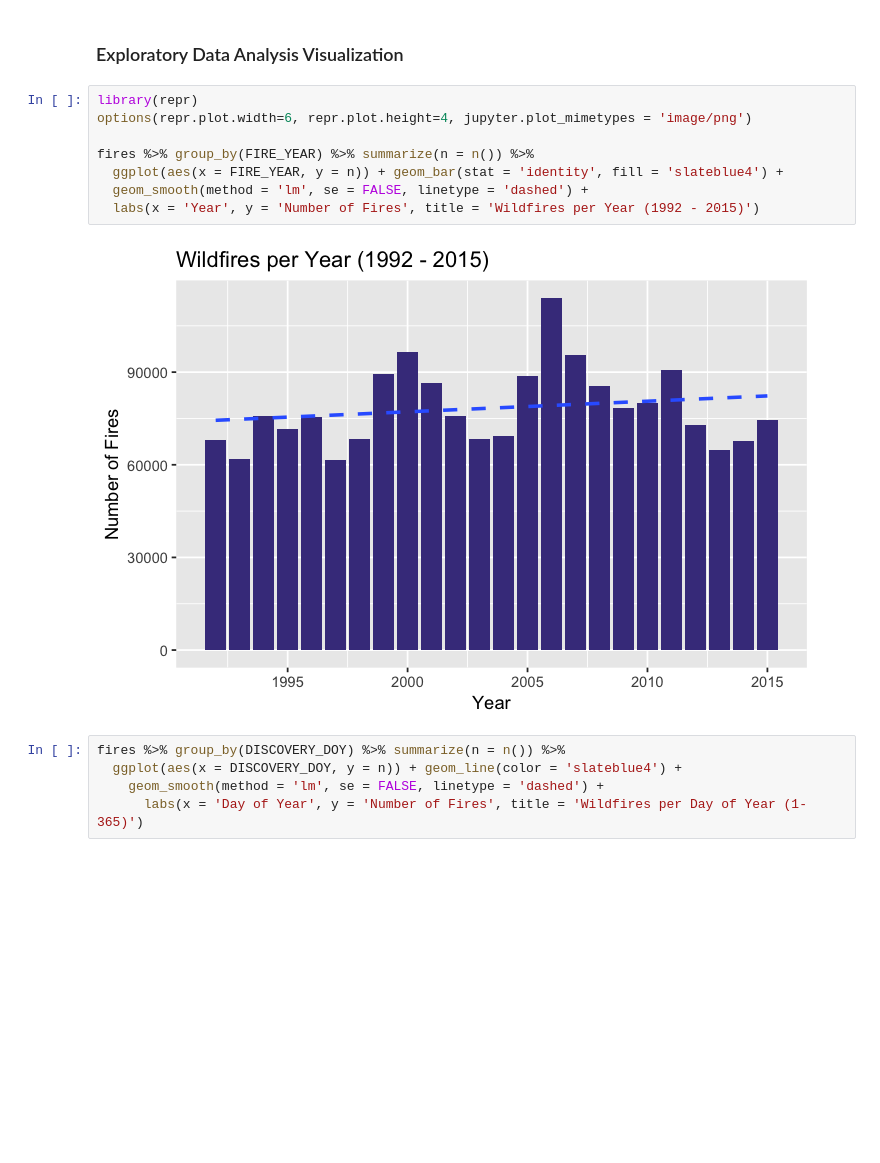
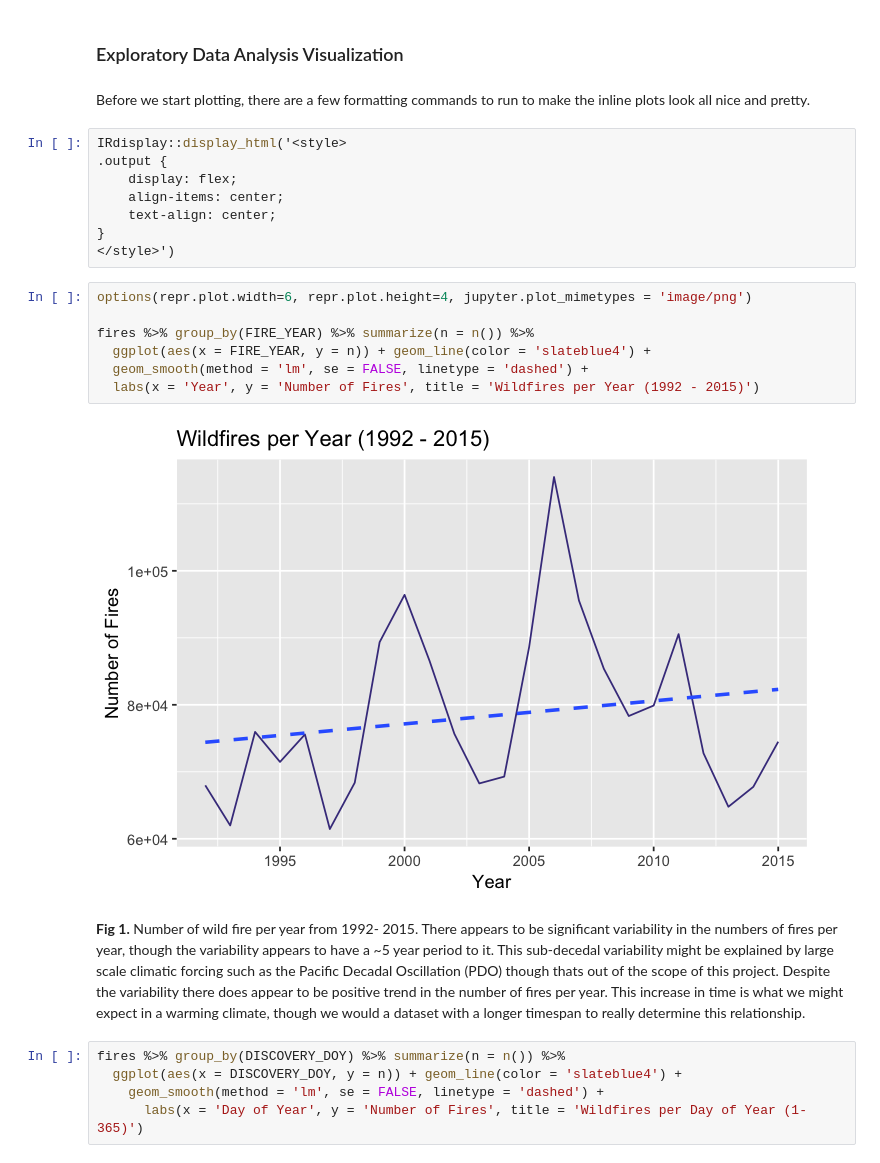
Before and after one commit to andrewdnolan/US_WildFires, a Jupyter notebook: FIRES_REPORT.ipynb, the cells around one changed output. Cells and saved outputs as stored; diff of their text form; blank space fills up the shorter version.

```diff
--- a/FIRES_REPORT.ipynb
+++ b/FIRES_REPORT.ipynb
@@ -51,16 +52,27 @@ We are given infromation about the date the fire was identified (`DISCOVERY_DATE
 fires <- fires %>% mutate(BURN_TIME = CONT_DATE - DISCOVERY_DATE)
 # %% [markdown]
 ###   Exploratory Data Analysis Visualization <a class="anchor" id="visualization"></a>
+# %% [markdown]
+Before we start plotting, there are a few formatting commands to run to make the inline plots look all nice and pretty.
+# %%
+IRdisplay::display_html('<style>
+.output {
+    display: flex;
+    align-items: center;
+    text-align: center;
+}
+</style>')
 # %%
-library(repr)
 options(repr.plot.width=6, repr.plot.height=4, jupyter.plot_mimetypes = 'image/png')
 
 fires %>% group_by(FIRE_YEAR) %>% summarize(n = n()) %>%
-  ggplot(aes(x = FIRE_YEAR, y = n)) + geom_bar(stat = 'identity', fill = 'slateblue4') +
+  ggplot(aes(x = FIRE_YEAR, y = n)) + geom_line(color = 'slateblue4') +
   geom_smooth(method = 'lm', se = FALSE, linetype = 'dashed') +
   labs(x = 'Year', y = 'Number of Fires', title = 'Wildfires per Year (1992 - 2015)')
 # %% [output]
-[figure, old version]
+[figure, new version]
+# %% [markdown]
+**Fig 1.** Number of wild fire per year from 1992- 2015. There appears to be significant variability in the numbers of fires per year, though the variability appears to have a ~5 year period to it. This sub-decedal variability might be explained by large scale climatic forcing such as the Pacific Decadal Oscillation (PDO) though thats out of the scope of this project. Despite the variability there does appear to be positive trend in the number of fires per year. This increase in time is what we might expect in a warming climate, though we would a dataset with a longer timespan to really determine this relationship.
 # %%
 fires %>% group_by(DISCOVERY_DOY) %>% summarize(n = n()) %>%
   ggplot(aes(x = DISCOVERY_DOY, y = n)) + geom_line(color = 'slateblue4') +
```
Also changed, not shown: parts of 19 cells of this notebook, 1 other file.
